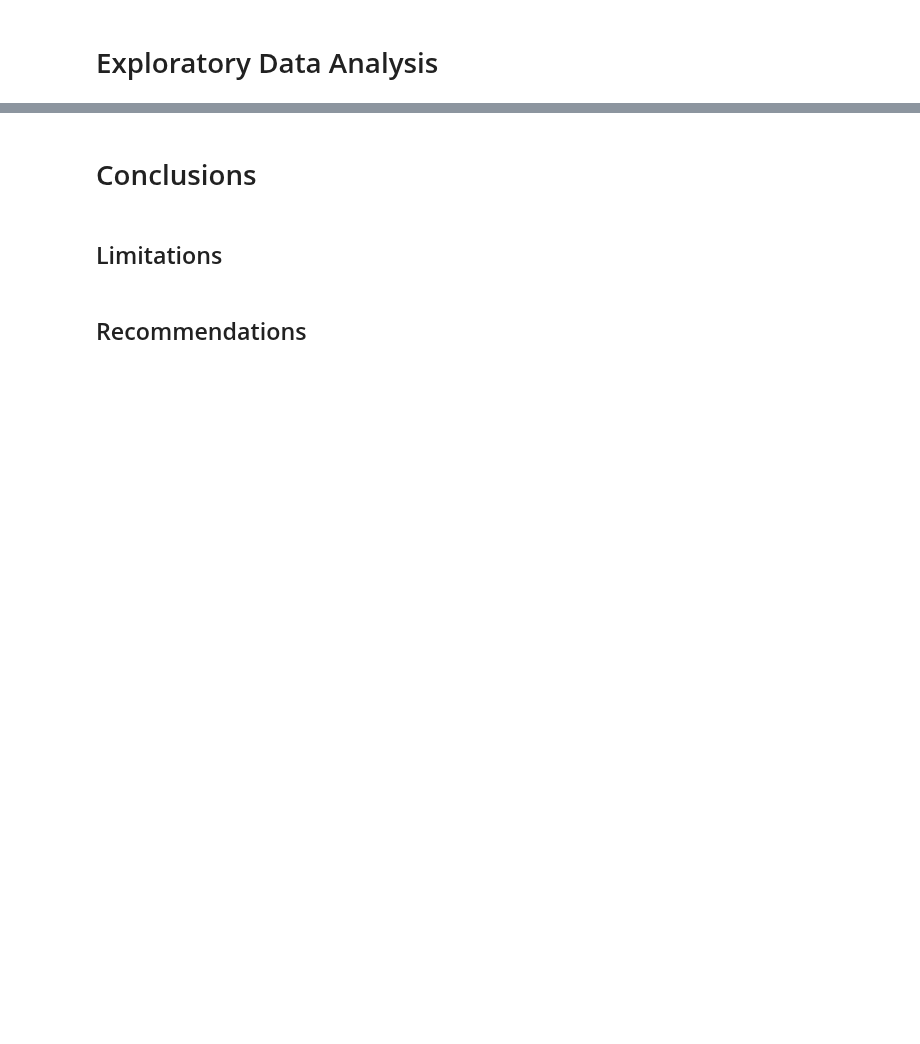
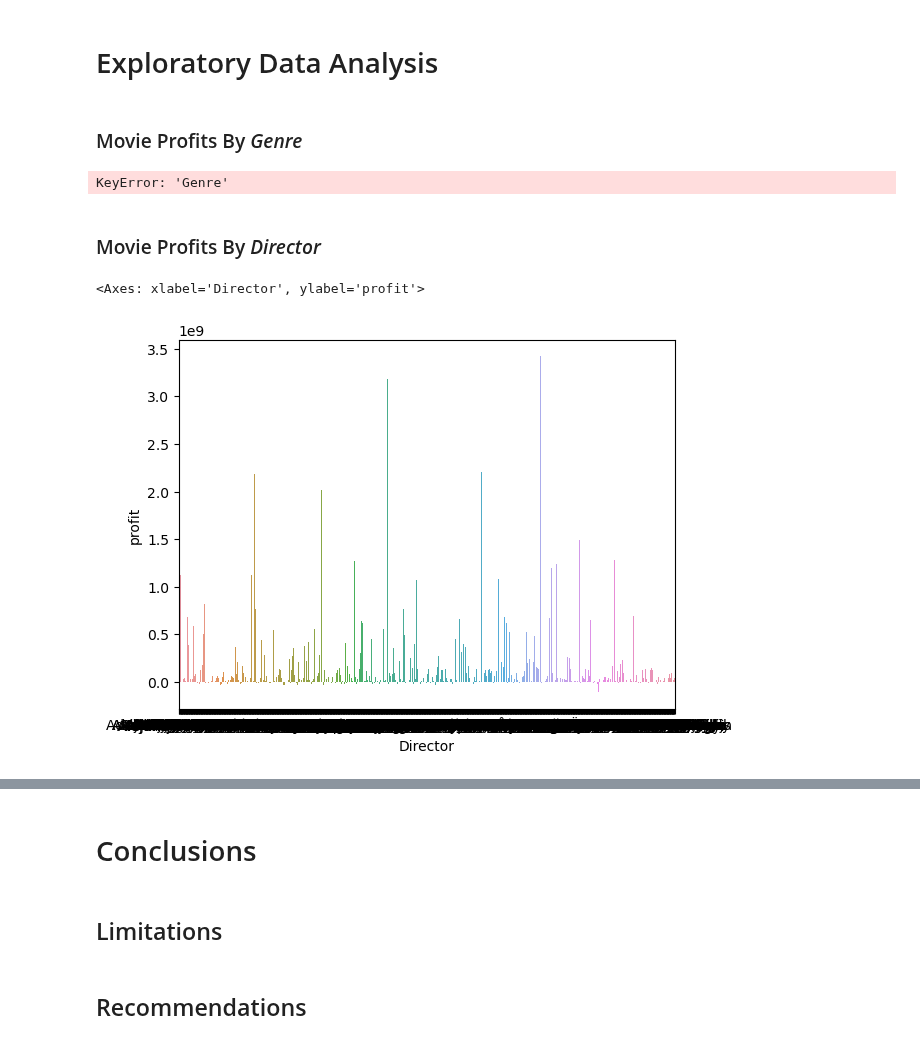
Before and after one commit to scarlettvalentin/movie_studio_project, a Jupyter notebook: notebook.ipynb, the cells around one changed output, grey strips where cells are left out. Drawn from its saved outputs; the diff is of its cells as text; code cells hidden in the pictures; blank space fills up the shorter version.

```diff
--- a/notebook.ipynb
+++ b/notebook.ipynb
@@ -514,2 +528,29 @@ memory usage: 12.4+ KB
 # %% [markdown]
 # Exploratory Data Analysis
+# %%
+sns.set_theme(context='notebook', style='whitegrid', palette='pastel')
+# try palette 'husl'
+# %% [markdown]
+### Movie Profits By *Genre*
+# %%
+movies_data.groupby('Genre').sns.barplot(data=movies_data, x='profit', y='Genres')
+# %% [output]
+KeyError: 'Genre'
+# %% [markdown]
+### Movie Profits By *Director*
+# %%
+# Split the "Directors" column into multiple rows, so each director has their own row
+df_directors = movies_data.assign(Director=movies_data['Directors'].str.split(', ')).explode('Director')
+
+# Group by director and sum the profits
+profits_by_director = df_directors.groupby('Director')['profit'].sum()
+
+top_ten_directors = profits_by_director.reset_index()
+
+# Display the profits grouped by director
+profits_by_director.head()
+
+sns.barplot(data=profits_by_director, x='Director', y='profit')
+# %% [output]
+<Axes: xlabel='Director', ylabel='profit'>
+[figure, added]
```
Also changed, not shown: parts of 10 cells of this notebook.
